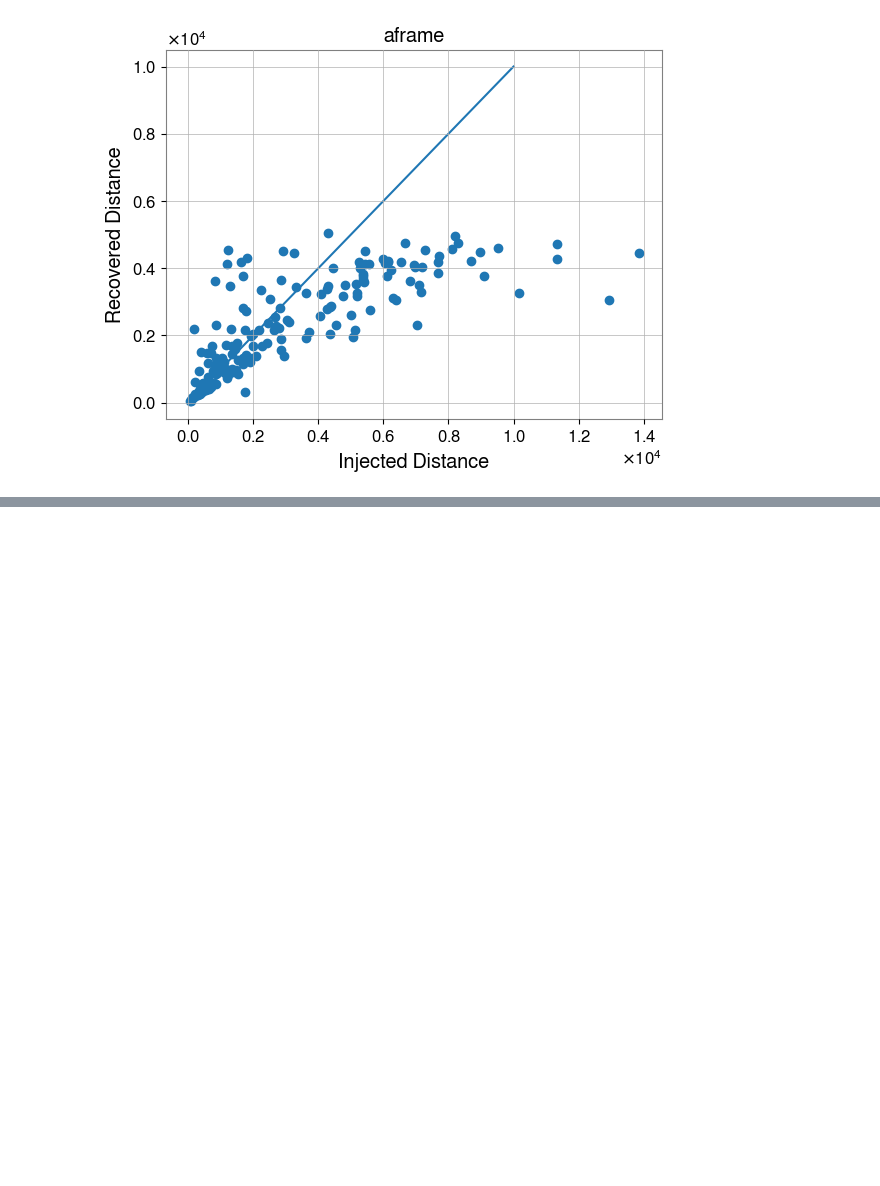
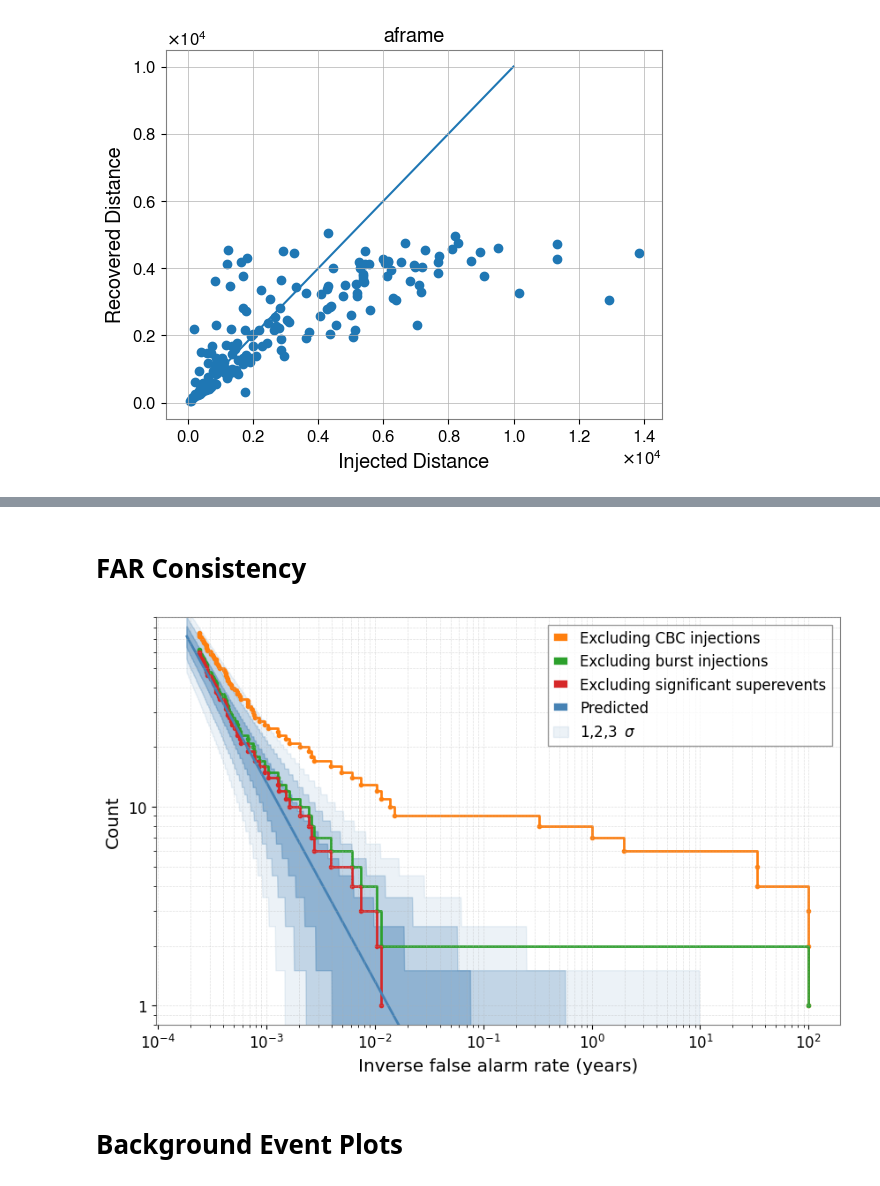
Before and after one commit to EthanMarx/mdc-analytics, a Jupyter notebook: analysis.ipynb, the cells around one changed output, grey strips where cells are left out. Saved outputs shown, nothing was run; the diff lists cells and outputs as text; code cells hidden in the pictures; blank space fills up the shorter version.

Commit message:
Add burst event file, llpic segment time file, FAR consistency plot, links to SEs and noise event pages

```diff
--- a/analysis.ipynb
+++ b/analysis.ipynb
@@ -3,6 +3,8 @@ import pandas as pd
 import matplotlib.pyplot as plt
 import numpy as np
 import scipy
+from scipy.stats import poisson
+import h5py
 from pathlib import Path
 from ligo.skymap.io.fits import read_sky_map
 from concurrent.futures import as_completed, ProcessPoolExecutor, ThreadPoolExecutor
@@ -20,3 +22,10 @@ from ligo.skymap.io import events
 from gwpy.time import tconvert
 from tqdm.auto import tqdm
 import ligo.skymap.plot
+
+SECONDS_PER_YEAR = 365.25 * 24 * 3600
+ORIGINAL_START = 1398297600
+ORIGINAL_END = 1398902400
+LLPIC_DURATION = 7 * 86400
+LLPIC_CYCLE_1_OFFSET = 31678218
+SUPEREVENT_TIMES = np.array([1398380098.077, 1398504935.380, 1398569752.925])
@@ -234,0 +179,4 @@ For example, when doing 'df[col].method(value, inplace=True)', try using 'df.met
+# %% [markdown]
+# FAR Consistency
+# %%
+burst_and_background = pd.read_hdf("/home/ethan.marx/projects/mdc_analytics/output/aframe-playground-llpic/all_pipelines/aframe_noise.hdf5")
@@ -234,0 +205,54 @@ For example, when doing 'df[col].method(value, inplace=True)', try using 'df.met
+# %%
+tb = np.sum(np.loadtxt("data/o4-llpic-segments.txt", usecols=3))
+
+plt.figure(figsize=(10, 6))
+
+dfs = [burst_and_background, non_injection_events, noise_events]
+labels = ["Excluding CBC injections", "Excluding burst injections", "Excluding significant superevents"]
+
+for i, (df, label) in enumerate(zip(dfs, labels)):
+    ifars = np.sort(1 / df["far"]) / SECONDS_PER_YEAR
+    counts = np.arange(1, len(ifars) + 1)[::-1]
+
+    y_vals = np.logspace(np.log10(max(counts) * 1.2), -3, 1000)
+    x_pred = tb / y_vals / SECONDS_PER_YEAR
+
+    plt.step(
+        ifars,
+        counts,
+        where="post",
+        lw=2,
+        marker="o",
+        ms=3,
+        color=f"C{i + 1}",
+        label=label,
+    )
+
+sigma_alphas = (0.4, 0.25, 0.1)
+sig_bands = []
+for fap in (0.682689, 0.954499, 0.997300):
+    band = np.array(poisson.interval(fap, y_vals))
+    band[0] = np.maximum(band[0] - 0.5, 0)
+    band[1] += 0.5
+    sig_bands.append(band)
+
+plt.plot(x_pred, y_vals, color="steelblue", lw=2, label="Predicted")
+
+labels = [r"1,2,3 $\,\sigma$"] + [None, None]
+for band, alpha, lab in zip(sig_bands[::-1], sigma_alphas[::-1], labels):
+    plt.fill_between(
+        x_pred, band[0], band[1], color="steelblue", alpha=alpha, label=lab
+    )
+plt.xscale("log")
+plt.yscale("log")
+# plt.xlim(ifars.min() * 0.9, ifars.max() * 10.2)
+plt.ylim(0.8, counts.max() * 1.5)
+plt.xlabel("Inverse false alarm rate (years)")
+plt.ylabel("Count")
+plt.grid(True, which="both", ls="--", alpha=0.4)
+plt.legend(frameon=True)
+plt.show()
+# %% [output]
+[figure, added]
+# %% [markdown]
+# Background Event Plots
```
Also changed, not shown: parts of 10 cells of this notebook, 2 other files.
